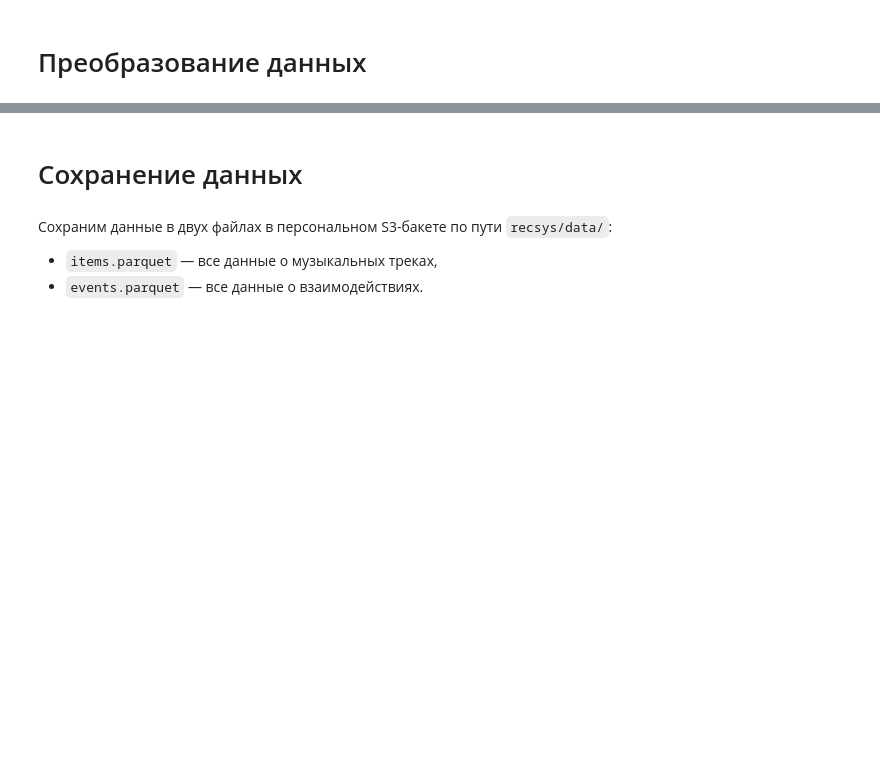
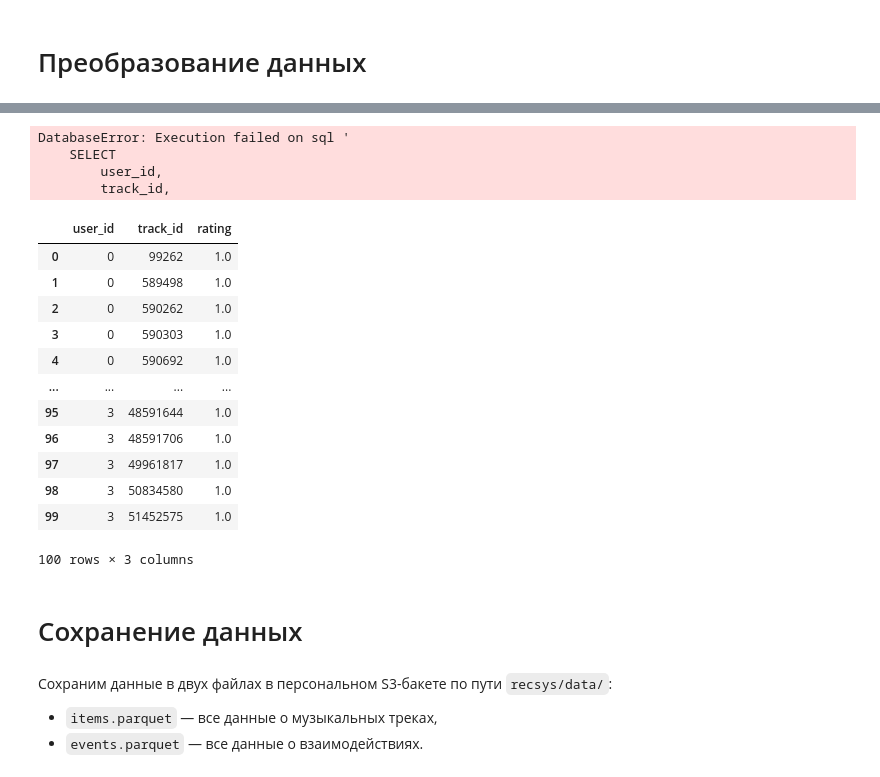
Before and after one commit to AlexChudinov/mle-project-sprint-4-v001, a Jupyter notebook: recommendations.ipynb, the cells around one changed output, grey strips where cells are left out. Saved outputs shown, nothing was run; the diff lists cells and outputs as text; code cells hidden in the pictures; blank space fills up the shorter version.

```diff
--- a/recommendations.ipynb
+++ b/recommendations.ipynb
@@ -468,3 +489,32 @@ _ = plt.title("10 наиболее популярных жанров")
+# %%
+events = read_sqlite3_dump(interactions_dump, """
+    SELECT
+        user_id,
+        track_id,
+        rating_count / (MAX(rating_count) OVER (PARTITION BY user_id)) as rating
+    FROM track_ratings ORDER BY rating ASC LIMIT 100
+""")
+# %% [output]
+DatabaseError: Execution failed on sql '
+    SELECT
+        user_id,
+        track_id,
+# %%
+events
+# %% [output]
+|  | user_id | track_id | rating |
+| 0 | 0 | 99262 | 1.0 |
+| 1 | 0 | 589498 | 1.0 |
+| 2 | 0 | 590262 | 1.0 |
+| 3 | 0 | 590303 | 1.0 |
+| 4 | 0 | 590692 | 1.0 |
+| ... | ... | ... | ... |
+| 95 | 3 | 48591644 | 1.0 |
+| 96 | 3 | 48591706 | 1.0 |
+| 97 | 3 | 49961817 | 1.0 |
+| 98 | 3 | 50834580 | 1.0 |
+| 99 | 3 | 51452575 | 1.0 |
+100 rows × 3 columns
 # %% [markdown]
 # Сохранение данных
 # %% [markdown]
```
Also changed, not shown: parts of 17 cells of this notebook.
